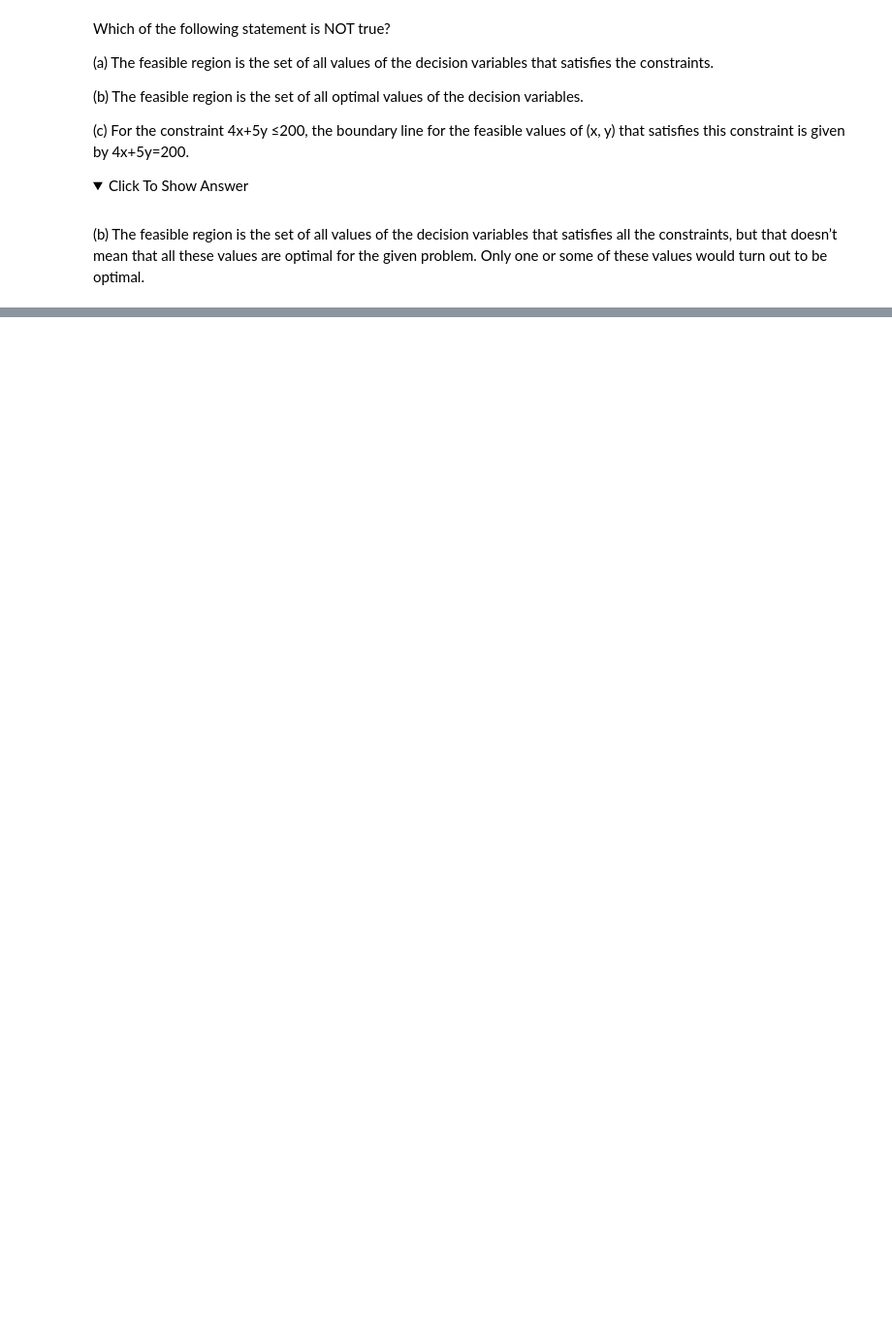
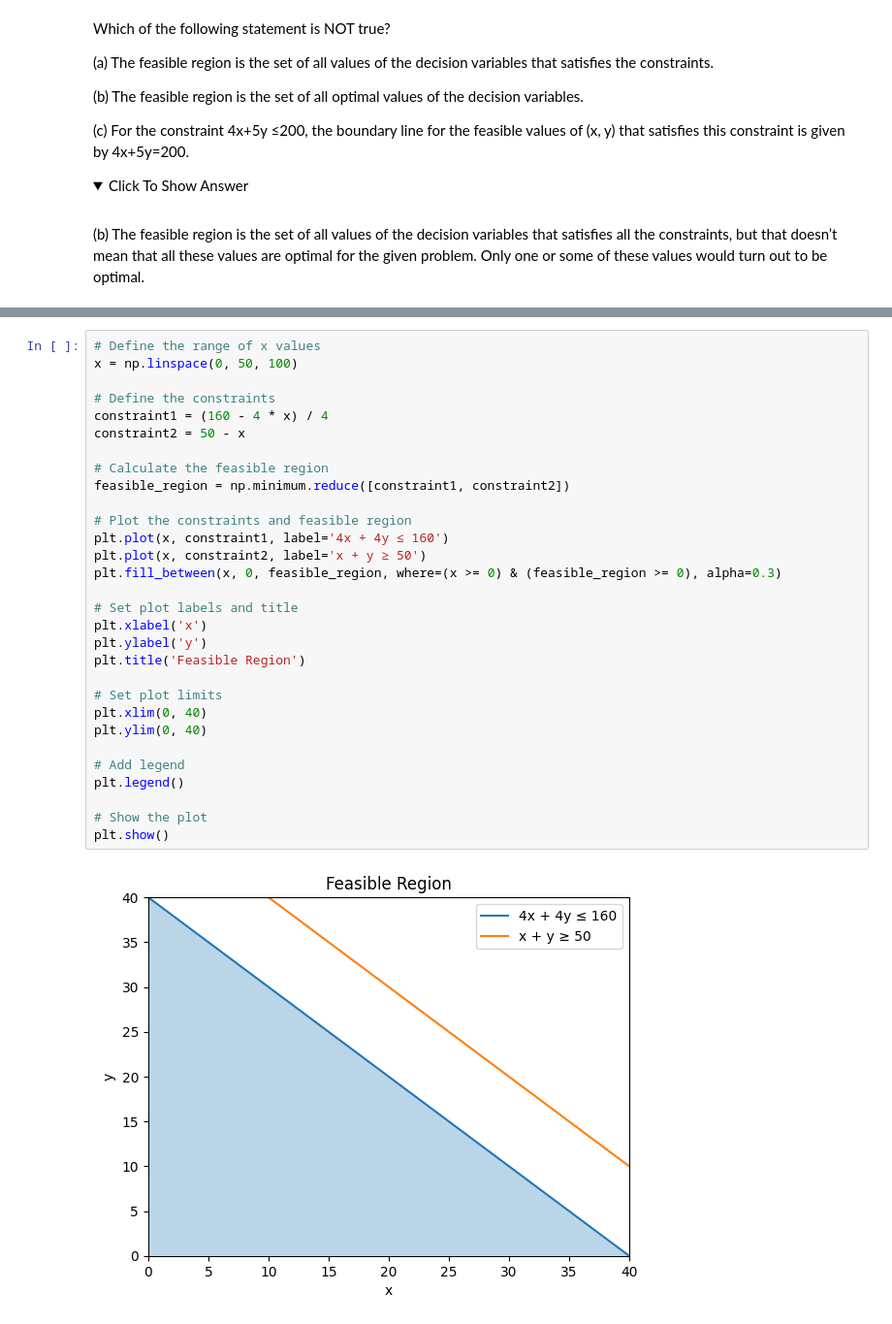
Before and after one commit to HesusG/python-decision-making-support-analysis, a Jupyter notebook: module_1/Graphical_Method.ipynb, the cells around one changed output, grey strips where cells are left out. Shown: that part at 97% size. Saved outputs shown, nothing was run; the diff lists cells and outputs as text; folded sections open; blank space fills up the shorter version.

```diff
--- a/module_1/Graphical_Method.ipynb
+++ b/module_1/Graphical_Method.ipynb
@@ -217,0 +311,32 @@ Which of the following statement is NOT true?
+# %%
+# Define the range of x values
+x = np.linspace(0, 50, 100)
+
+# Define the constraints
+constraint1 = (160 - 4 * x) / 4
+constraint2 = 50 - x
+
+# Calculate the feasible region
+feasible_region = np.minimum.reduce([constraint1, constraint2])
+
+# Plot the constraints and feasible region
+plt.plot(x, constraint1, label='4x + 4y ≤ 160')
+plt.plot(x, constraint2, label='x + y ≥ 50')
+plt.fill_between(x, 0, feasible_region, where=(x >= 0) & (feasible_region >= 0), alpha=0.3)
+
+# Set plot labels and title
+plt.xlabel('x')
+plt.ylabel('y')
+plt.title('Feasible Region')
+
+# Set plot limits
+plt.xlim(0, 40)
+plt.ylim(0, 40)
+
+# Add legend
+plt.legend()
+
+# Show the plot
+plt.show()
+# %% [output]
+[figure, added]
```
Also changed, not shown: parts of 15 cells of this notebook, 1 other file.
